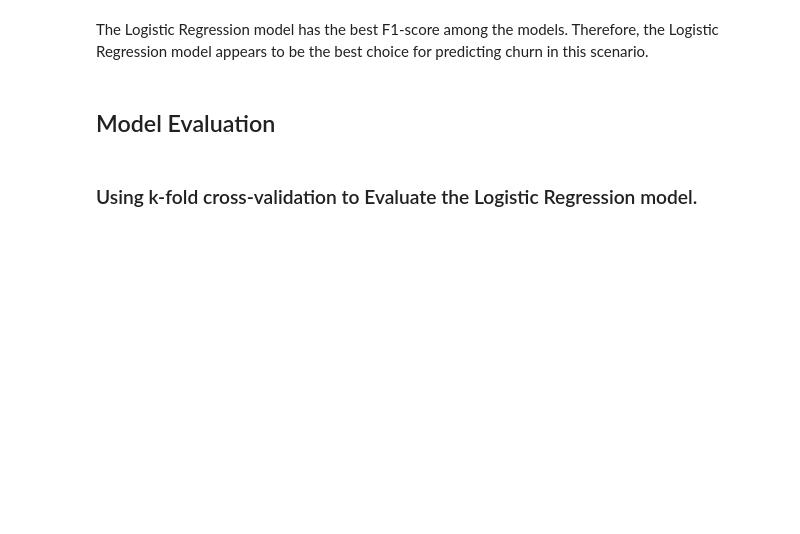
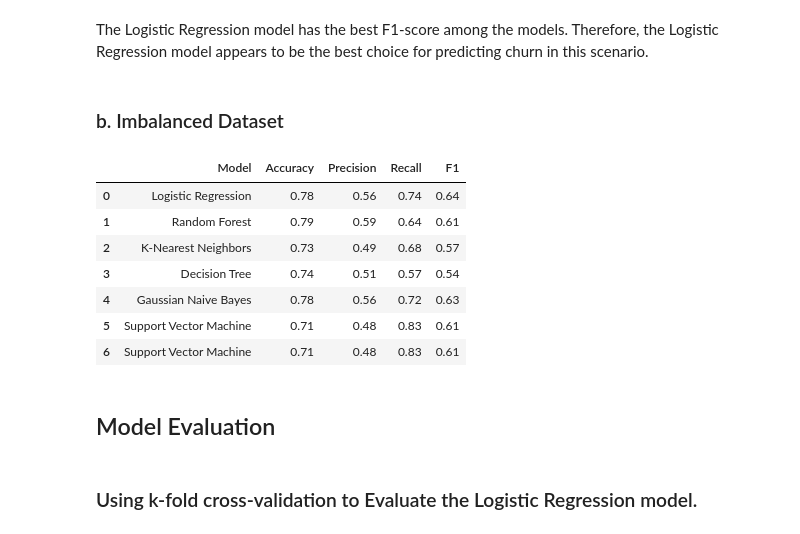
Before and after one commit to rasmodev/Customer-Churn-Prediction-Machine-Learning-Classification-Project, a Jupyter notebook: Classification_Telco_customer_churn.ipynb, the cells around one changed output. Drawn from its saved outputs; the diff is of its cells as text; code cells hidden in the pictures; blank space fills up the shorter version.

```diff
--- a/Classification_Telco_customer_churn.ipynb
+++ b/Classification_Telco_customer_churn.ipynb
@@ -1597,6 +1612,22 @@ Best Recall Model: Support Vector Machine
 Best F1 Model: Logistic Regression
 # %% [markdown]
 The Logistic Regression model has the best F1-score among the models. Therefore, the Logistic Regression model appears to be the best choice for predicting churn in this scenario.
+# %% [markdown]
+### b. Imbalanced Dataset
+# %%
+Results_balanced = Results.append(R, ignore_index=True)
+
+# Print the results
+Results_balanced
+# %% [output]
+|  | Model | Accuracy | Precision | Recall | F1 |
+| 0 | Logistic Regression | 0.78 | 0.56 | 0.74 | 0.64 |
+| 1 | Random Forest | 0.79 | 0.59 | 0.64 | 0.61 |
+| 2 | K-Nearest Neighbors | 0.73 | 0.49 | 0.68 | 0.57 |
+| 3 | Decision Tree | 0.74 | 0.51 | 0.57 | 0.54 |
+| 4 | Gaussian Naive Bayes | 0.78 | 0.56 | 0.72 | 0.63 |
+| 5 | Support Vector Machine | 0.71 | 0.48 | 0.83 | 0.61 |
+| 6 | Support Vector Machine | 0.71 | 0.48 | 0.83 | 0.61 |
 # %% [markdown]
 ## Model Evaluation
 # %% [markdown]
```
Also changed, not shown: parts of 26 cells of this notebook, 3 other files.
